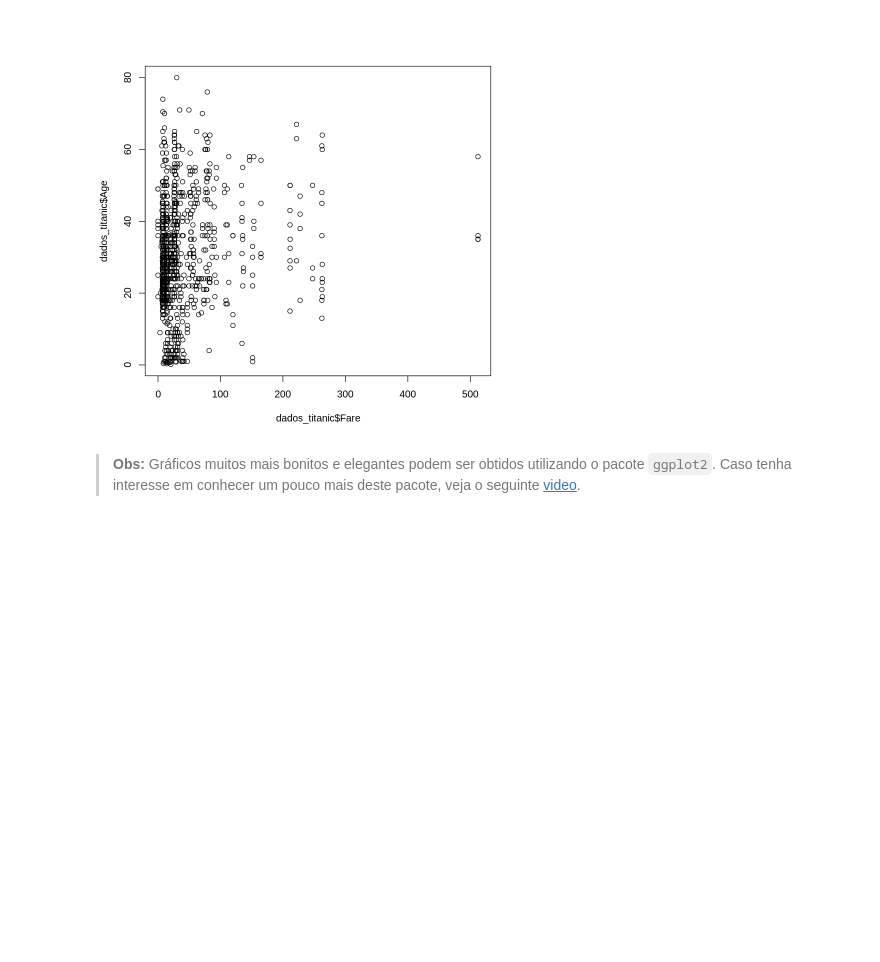
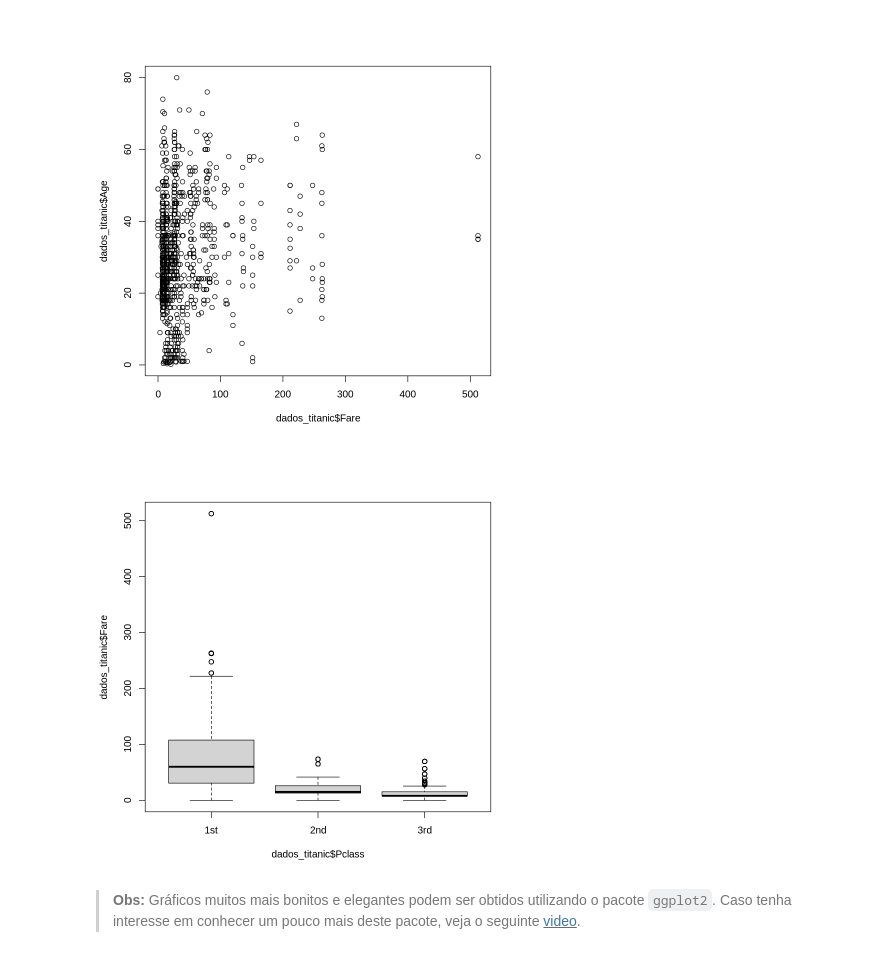
Before and after one commit to ctruciosm/BasicStats, a Jupyter notebook: Intro_EDA.ipynb, the cells around one changed output. Saved outputs shown, nothing was run; the diff lists cells and outputs as text; code cells hidden in the pictures; blank space fills up the shorter version.

```diff
--- a/Intro_EDA.ipynb
+++ b/Intro_EDA.ipynb
@@ -216,5 +216,9 @@ hist(dados_titanic$Fare)
 plot(dados_titanic$Fare, dados_titanic$Age)
 # %% [output]
 [figure]
+# %%
+boxplot(dados_titanic$Fare ~ dados_titanic$Pclass)
+# %% [output]
+[figure, added]
 # %% [markdown]
 > **Obs:** Gráficos muitos mais bonitos e elegantes podem ser obtidos utilizando o pacote `ggplot2`. Caso tenha interesse em conhecer um pouco mais deste pacote, veja o seguinte [video](https://www.youtube.com/watch?v=Smz5fP06A-k).
```
